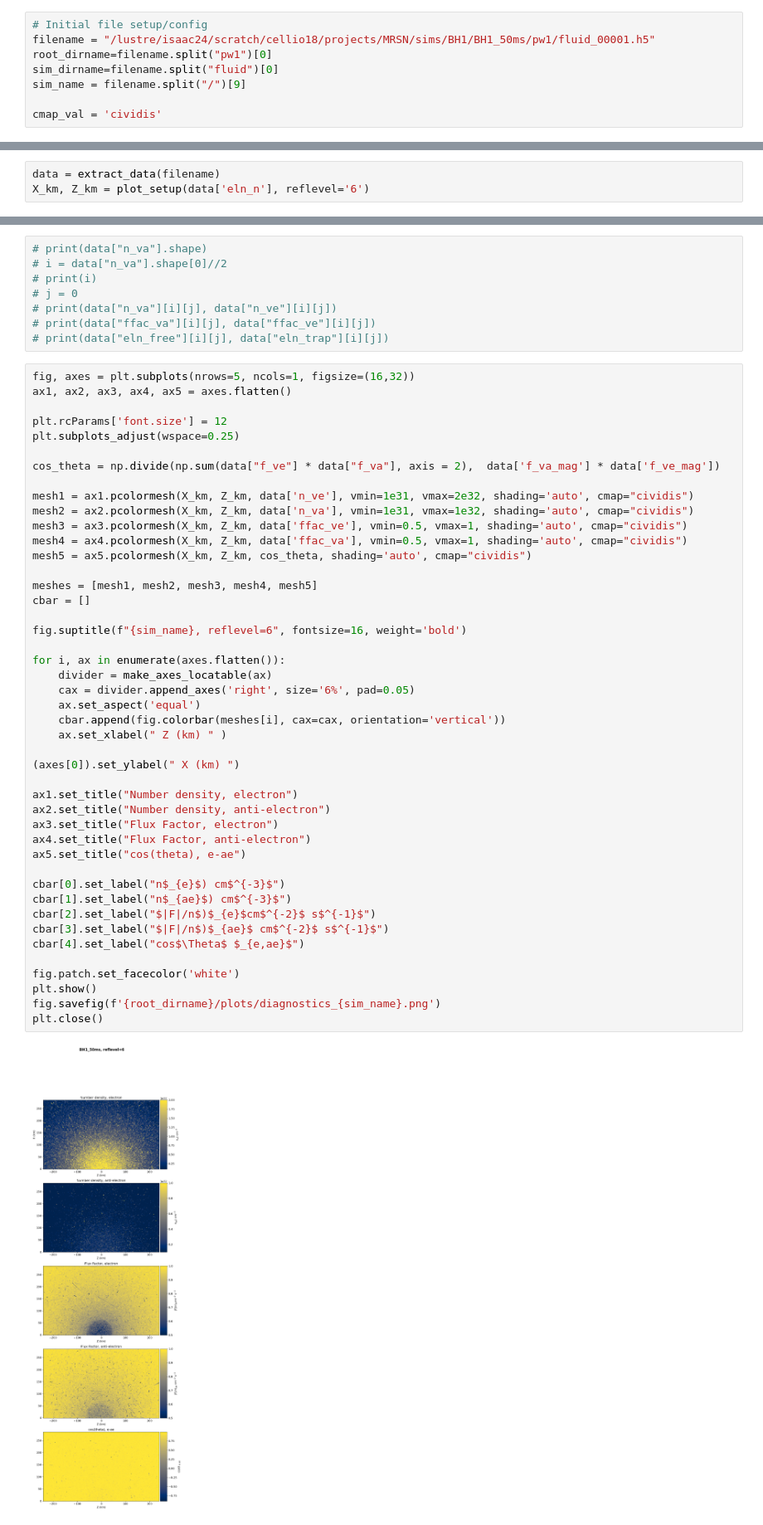
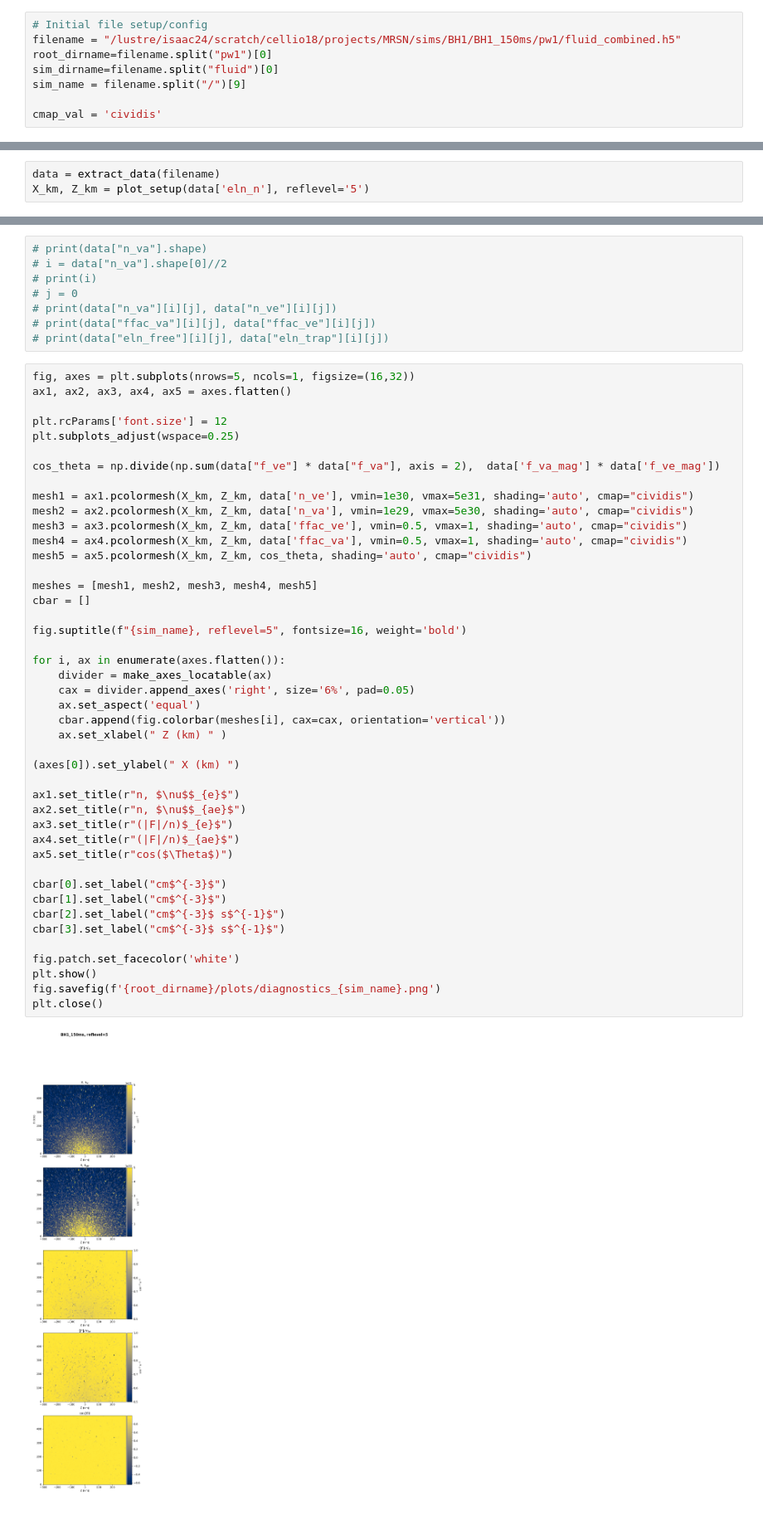
Before and after one commit to RichersGroup/SedonuGR, a Jupyter notebook: useful_scripts/mc_crossing_analysis.ipynb, the cells around one changed output, grey strips where cells are left out. Shown at 83% size. Drawn from its saved outputs; the diff is of its cells as text.

```diff
--- a/useful_scripts/mc_crossing_analysis.ipynb
+++ b/useful_scripts/mc_crossing_analysis.ipynb
@@ -17,7 +17,7 @@ Analysis of the MRCCSN data, looking for angular crossings between $\nu_e$ and $
 * the Maximum Entropy criterion (see https://arxiv.org/pdf/2206.08444) ;
 # %%
 # Initial file setup/config
-filename = "/lustre/isaac24/scratch/cellio18/projects/MRSN/sims/BH1/BH1_50ms/pw1/fluid_00001.h5"
+filename = "/lustre/isaac24/scratch/cellio18/projects/MRSN/sims/BH1/BH1_150ms/pw1/fluid_combined.h5"
 root_dirname=filename.split("pw1")[0]
 sim_dirname=filename.split("fluid")[0]
 sim_name = filename.split("/")[9]
@@ -348,4 +348,4 @@ ME Closure Crossings? False
 # %%
 data = extract_data(filename)
-X_km, Z_km = plot_setup(data['eln_n'], reflevel='6')
+X_km, Z_km = plot_setup(data['eln_n'], reflevel='5')
 # %% [output]
@@ -364,44 +364,43 @@ ax1, ax2, ax3, ax4, ax5 = axes.flatten()
 
 plt.rcParams['font.size'] = 12
 plt.subplots_adjust(wspace=0.25)
 
 cos_theta = np.divide(np.sum(data["f_ve"] * data["f_va"], axis = 2),  data['f_va_mag'] * data['f_ve_mag'])
 
-mesh1 = ax1.pcolormesh(X_km, Z_km, data['n_ve'], vmin=1e31, vmax=2e32, shading='auto', cmap="cividis")
-mesh2 = ax2.pcolormesh(X_km, Z_km, data['n_va'], vmin=1e31, vmax=1e32, shading='auto', cmap="cividis")
+mesh1 = ax1.pcolormesh(X_km, Z_km, data['n_ve'], vmin=1e30, vmax=5e31, shading='auto', cmap="cividis")
+mesh2 = ax2.pcolormesh(X_km, Z_km, data['n_va'], vmin=1e29, vmax=5e30, shading='auto', cmap="cividis")
 mesh3 = ax3.pcolormesh(X_km, Z_km, data['ffac_ve'], vmin=0.5, vmax=1, shading='auto', cmap="cividis")
 mesh4 = ax4.pcolormesh(X_km, Z_km, data['ffac_va'], vmin=0.5, vmax=1, shading='auto', cmap="cividis")
 mesh5 = ax5.pcolormesh(X_km, Z_km, cos_theta, shading='auto', cmap="cividis")
 
 meshes = [mesh1, mesh2, mesh3, mesh4, mesh5]
 cbar = []
 
-fig.suptitle(f"{sim_name}, reflevel=6", fontsize=16, weight='bold')
+fig.suptitle(f"{sim_name}, reflevel=5", fontsize=16, weight='bold')
 
 for i, ax in enumerate(axes.flatten()):
     divider = make_axes_locatable(ax)
     cax = divider.append_axes('right', size='6%', pad=0.05)
     ax.set_aspect('equal')
     cbar.append(fig.colorbar(meshes[i], cax=cax, orientation='vertical'))
     ax.set_xlabel(" Z (km) " )
 
 (axes[0]).set_ylabel(" X (km) ")
 
-ax1.set_title("Number density, electron")
-ax2.set_title("Number density, anti-electron")
-ax3.set_title("Flux Factor, electron")
-ax4.set_title("Flux Factor, anti-electron")
-ax5.set_title("cos(theta), e-ae")
+ax1.set_title(r"n, $\nu$$_{e}$")
+ax2.set_title(r"n, $\nu$$_{ae}$")
+ax3.set_title(r"(|F|/n)$_{e}$")
+ax4.set_title(r"(|F|/n)$_{ae}$")
+ax5.set_title(r"cos($\Theta$)")
 
-cbar[0].set_label("n$_{e}$) cm$^{-3}$")
-cbar[1].set_label("n$_{ae}$) cm$^{-3}$")
-cbar[2].set_label("$|F|/n$)$_{e}$cm$^{-2}$ s$^{-1}$")
-cbar[3].set_label("$|F|/n$)$_{ae}$ cm$^{-2}$ s$^{-1}$")
-cbar[4].set_label("cos$\Theta$ $_{e,ae}$")
+cbar[0].set_label("cm$^{-3}$")
+cbar[1].set_label("cm$^{-3}$")
+cbar[2].set_label("cm$^{-3}$ s$^{-1}$")
+cbar[3].set_label("cm$^{-3}$ s$^{-1}$")
 
 fig.patch.set_facecolor('white')
 plt.show()
 fig.savefig(f'{root_dirname}/plots/diagnostics_{sim_name}.png')
 plt.close()
 # %% [output]
-[figure, old version]
+[figure, new version]
```
Also changed, not shown: parts of 5 cells of this notebook.
